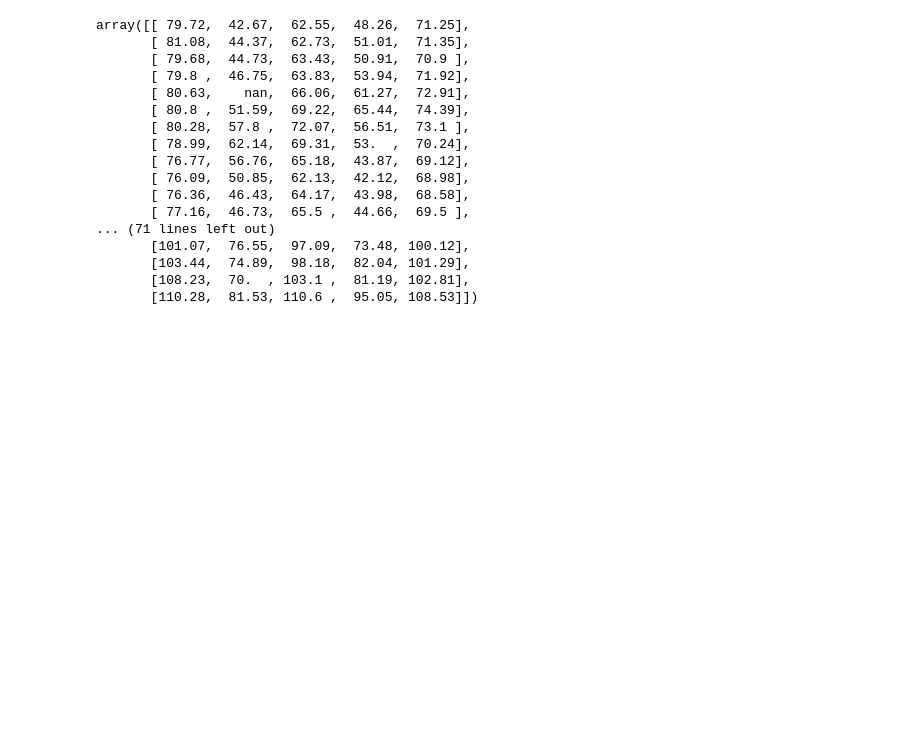
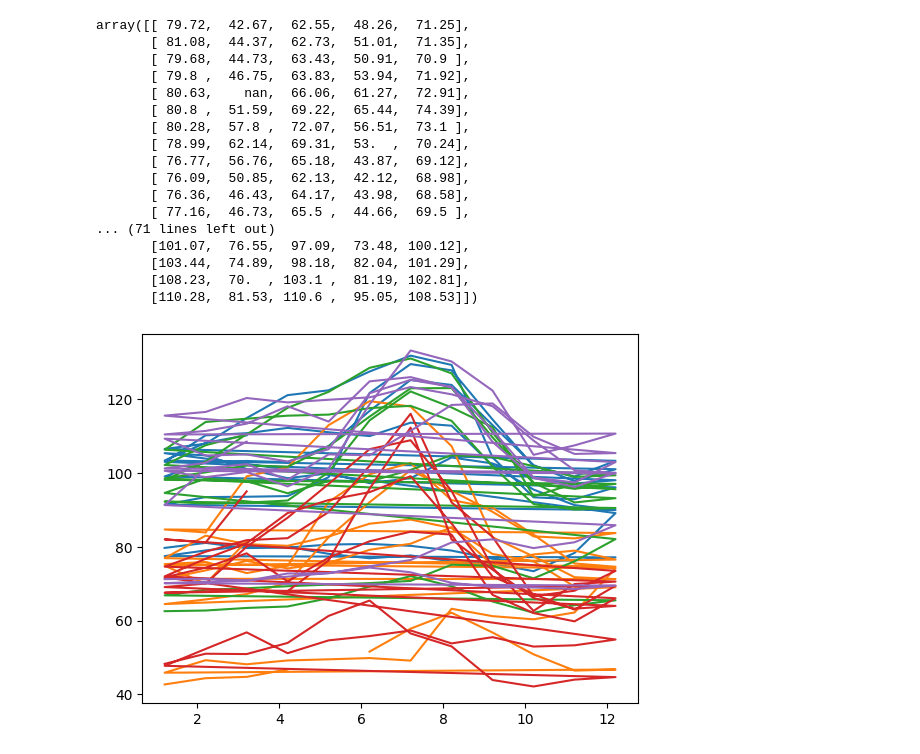
Before and after one commit to ARTAA123/PracticasETLAllura, a Jupyter notebook: Numpy.ipynb, the cells around one changed output. Saved outputs shown, nothing was run; the diff lists cells and outputs as text; code cells hidden in the pictures; blank space fills up the shorter version.

```diff
--- a/Numpy.ipynb
+++ b/Numpy.ipynb
@@ -113,3 +113,10 @@ array([[ 79.72,  42.67,  62.55,  48.26,  71.25],
        [103.44,  74.89,  98.18,  82.04, 101.29],
        [108.23,  70.  , 103.1 ,  81.19, 102.81],
        [110.28,  81.53, 110.6 ,  95.05, 108.53]])
+# %%
+import matplotlib.pyplot as plt
+
+plt.plot(fechas, precios)
+plt.show()
+# %% [output]
+[figure, added]
```
Also changed, not shown: parts of 10 cells of this notebook.
